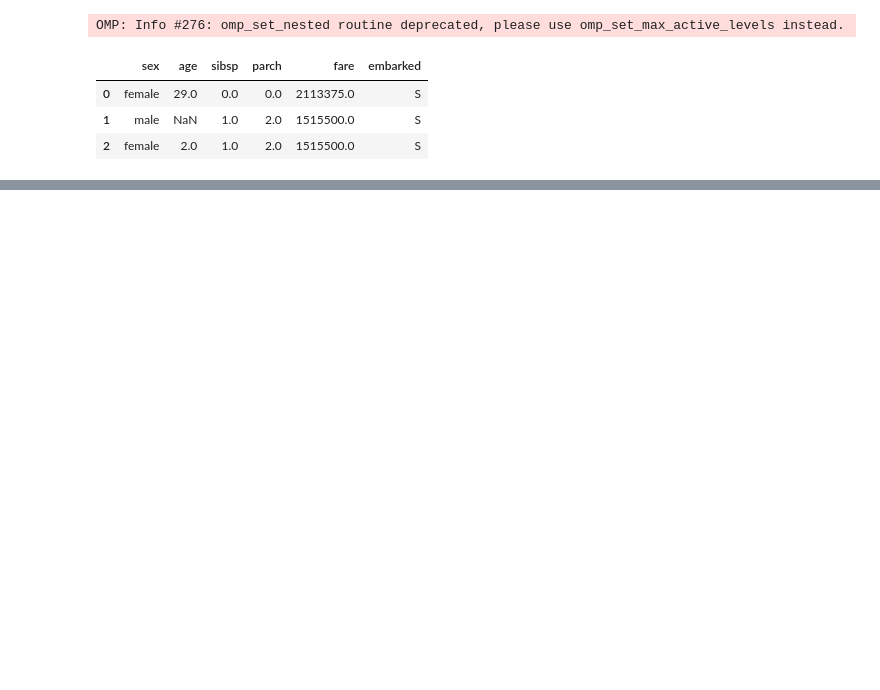
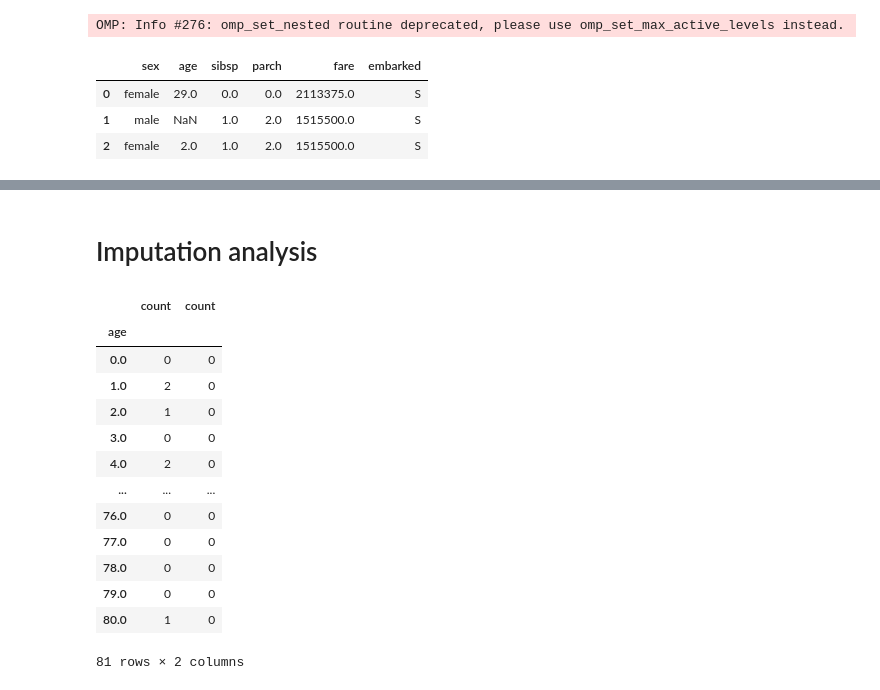
Before and after one commit to scikit-learn-contrib/qolmat, a Jupyter notebook: examples/tutorials/plot_tuto_categorical.ipynb, the cells around one changed output, grey strips where cells are left out. Cells and saved outputs as stored; diff of their text form; code cells hidden in the pictures; blank space fills up the shorter version.

```diff
--- a/examples/tutorials/plot_tuto_categorical.ipynb
+++ b/examples/tutorials/plot_tuto_categorical.ipynb
@@ -91,0 +111,2 @@ Tested model: WrapperTransformer
+# %% [markdown]
+# Imputation analysis
@@ -91,0 +124,17 @@ Tested model: WrapperTransformer
+# %%
+pd.concat([counts, counts_imp], axis=1)
+# %% [output]
+|  | count | count |
+| age |  |  |
+| 0.0 | 0 | 0 |
+| 1.0 | 2 | 0 |
+| 2.0 | 1 | 0 |
+| 3.0 | 0 | 0 |
+| 4.0 | 2 | 0 |
+| ... | ... | ... |
+| 76.0 | 0 | 0 |
+| 77.0 | 0 | 0 |
+| 78.0 | 0 | 0 |
+| 79.0 | 0 | 0 |
+| 80.0 | 1 | 0 |
+81 rows × 2 columns
```
Also changed, not shown: parts of 15 cells of this notebook, 8 other files.
